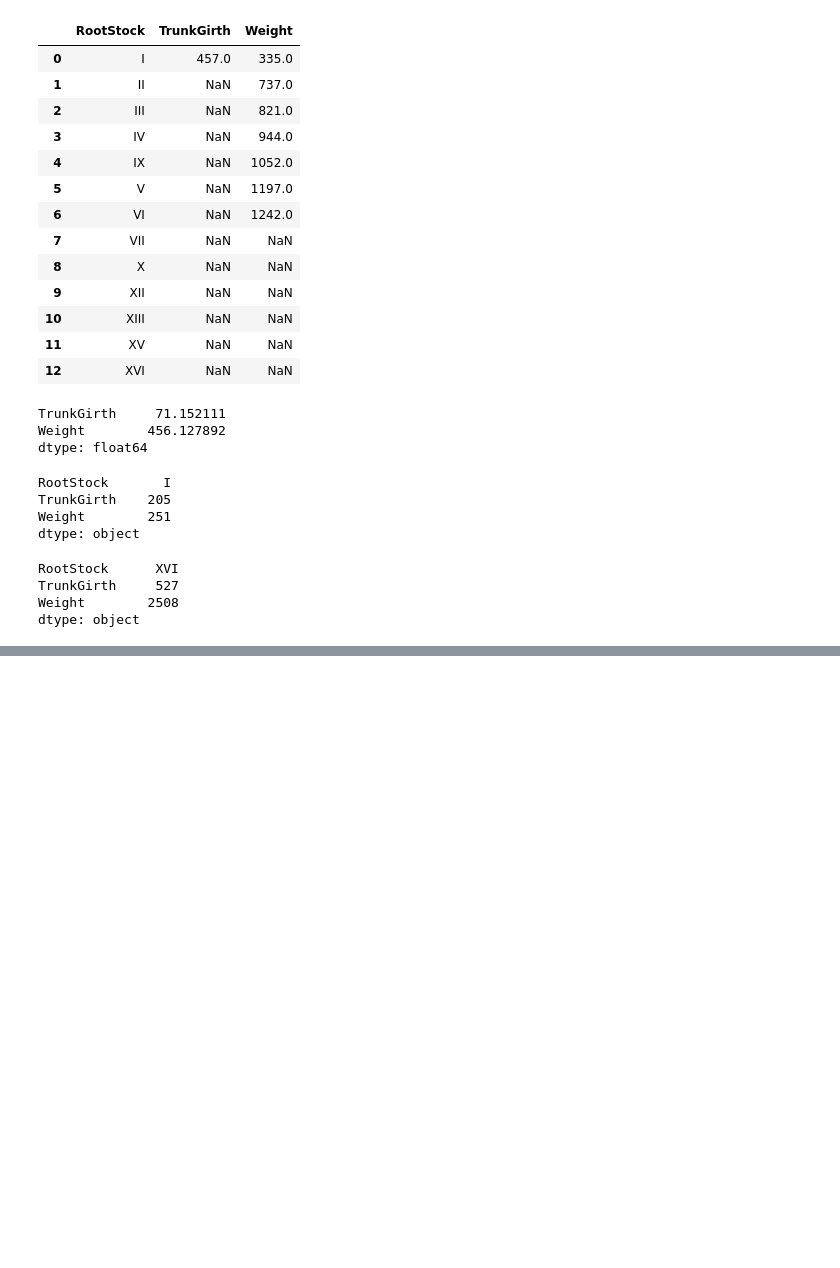
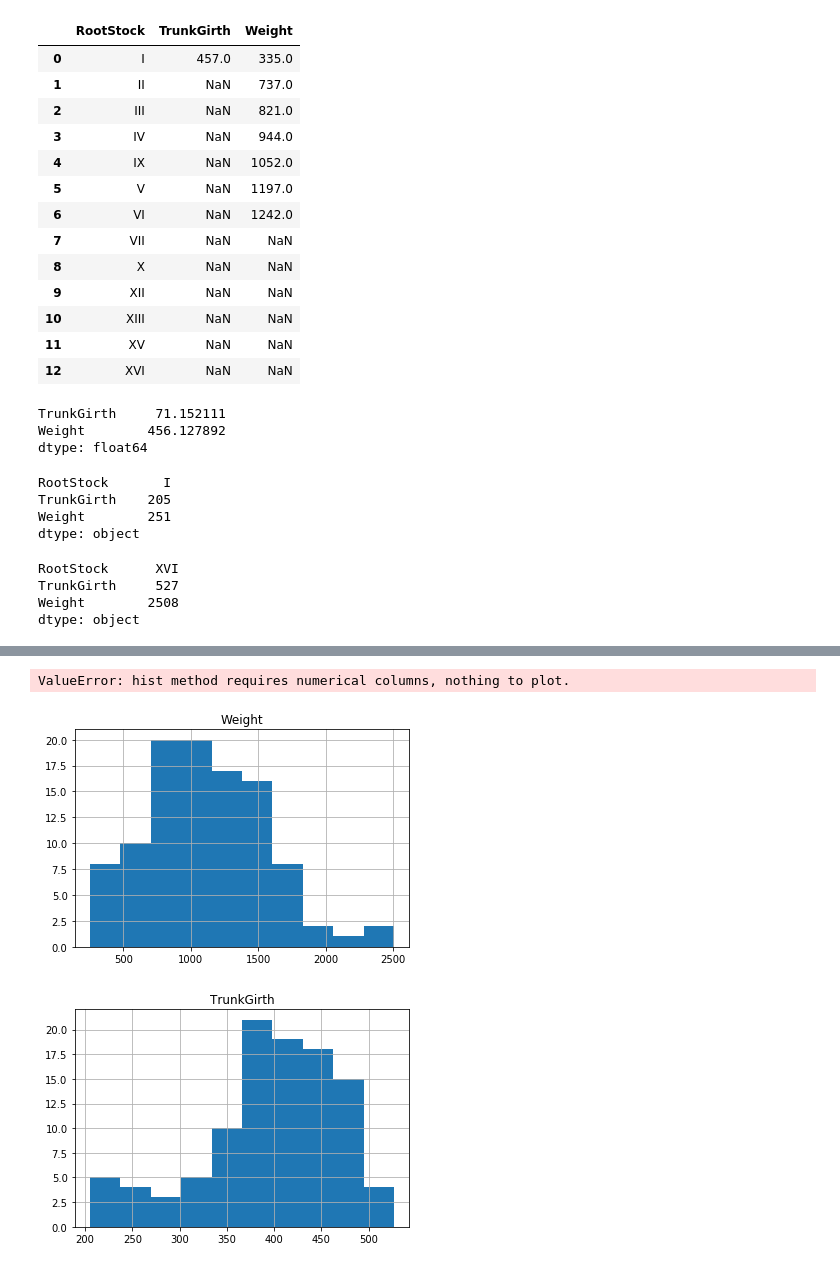
Before and after one commit to alexrblohm/py_learn, a Jupyter notebook: notebooks/5UnivariateStats.ipynb, the cells around one changed output, grey strips where cells are left out. Cells and saved outputs as stored; diff of their text form; code cells hidden in the pictures; blank space fills up the shorter version.

```diff
--- a/notebooks/5UnivariateStats.ipynb
+++ b/notebooks/5UnivariateStats.ipynb
@@ -90,0 +125,9 @@ SyntaxError: invalid syntax (<ipython-input-65-ed20f024077f>, line 1)
+# %%
+#Hist
+tree.hist(['Weight'])
+
+tree.hist(['TrunkGirth'])
+# %% [output]
+ValueError: hist method requires numerical columns, nothing to plot.
+[figure, added]
+[figure, added]
```
Also changed, not shown: parts of 8 cells of this notebook.
